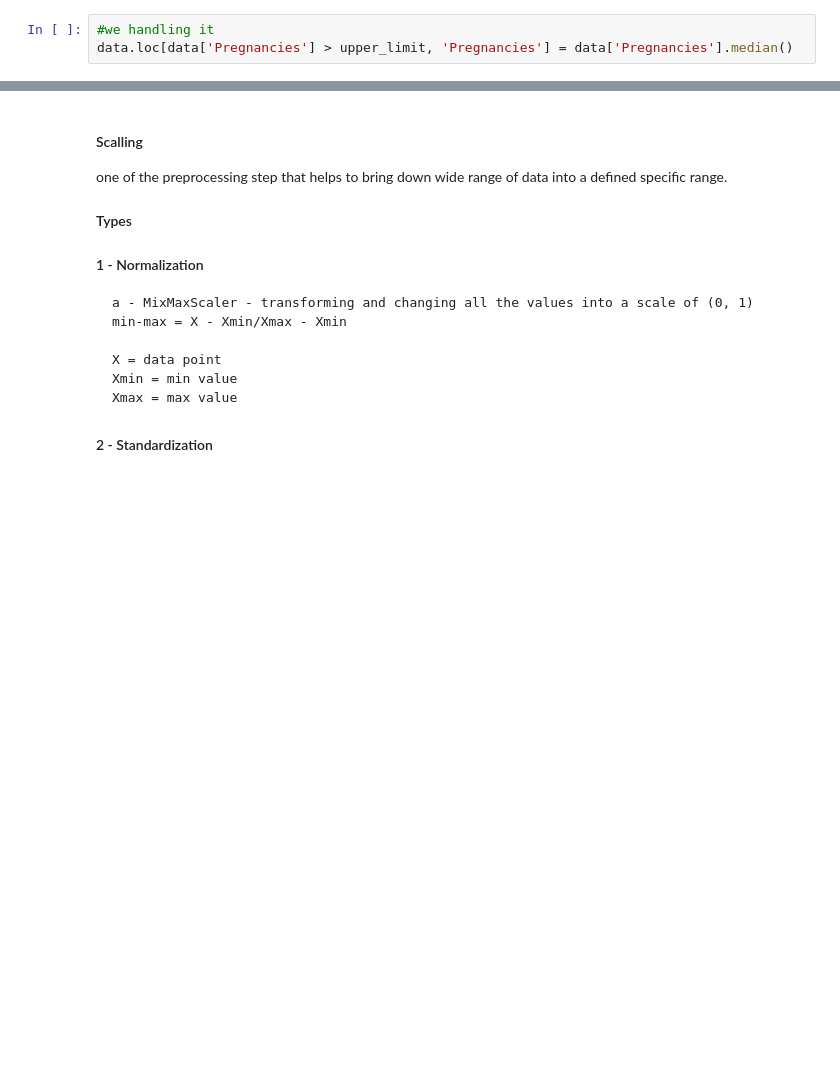
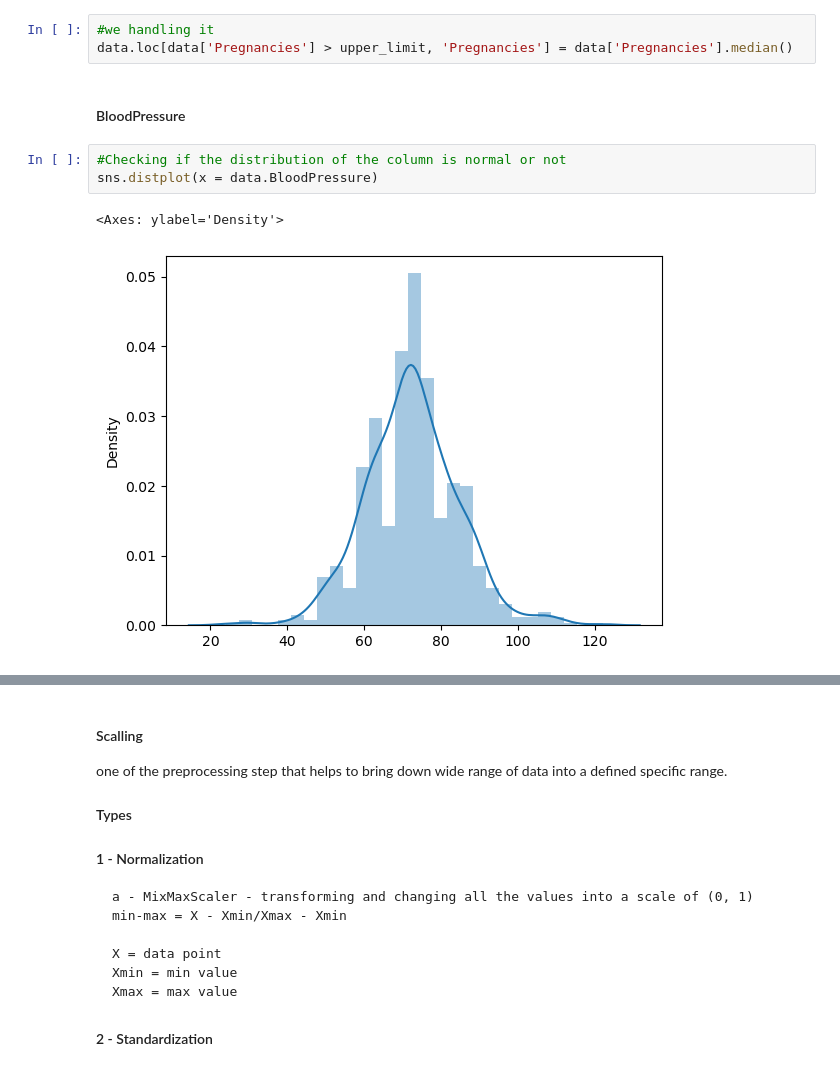
Before and after one commit to Abdul-Samii/Logistic-Regression, a Jupyter notebook: Logistic Regression.ipynb, the cells around one changed output, grey strips where cells are left out. Cells and saved outputs as stored; diff of their text form; blank space fills up the shorter version.

```diff
--- a/Logistic Regression.ipynb
+++ b/Logistic Regression.ipynb
@@ -316,3 +318,11 @@ len(data.loc[data['Pregnancies'] > upper_limit])/len(data)*100
 # %%
 #we handling it
 data.loc[data['Pregnancies'] > upper_limit, 'Pregnancies'] = data['Pregnancies'].median()
+# %% [markdown]
+#### BloodPressure
+# %%
+#Checking if the distribution of the column is normal or not
+sns.distplot(x = data.BloodPressure)
+# %% [output]
+<Axes: ylabel='Density'>
+[figure, added]
```
Also changed, not shown: parts of 57 cells of this notebook.
